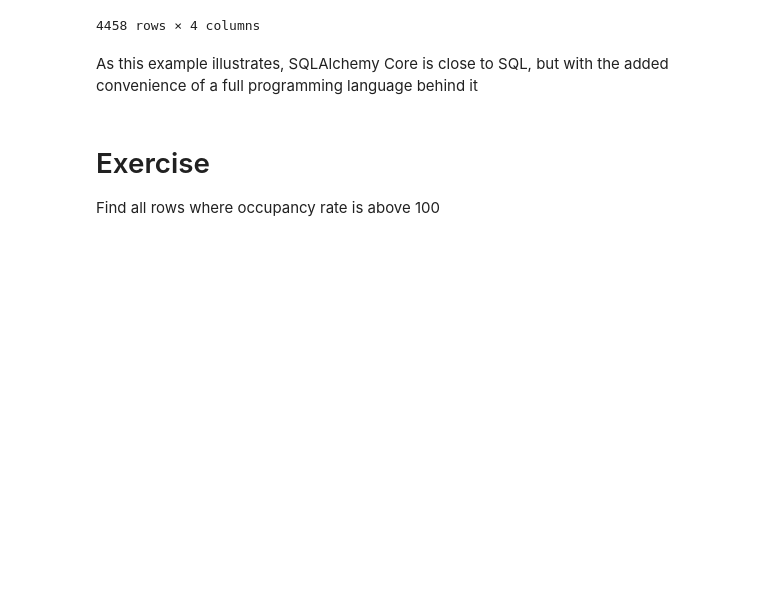
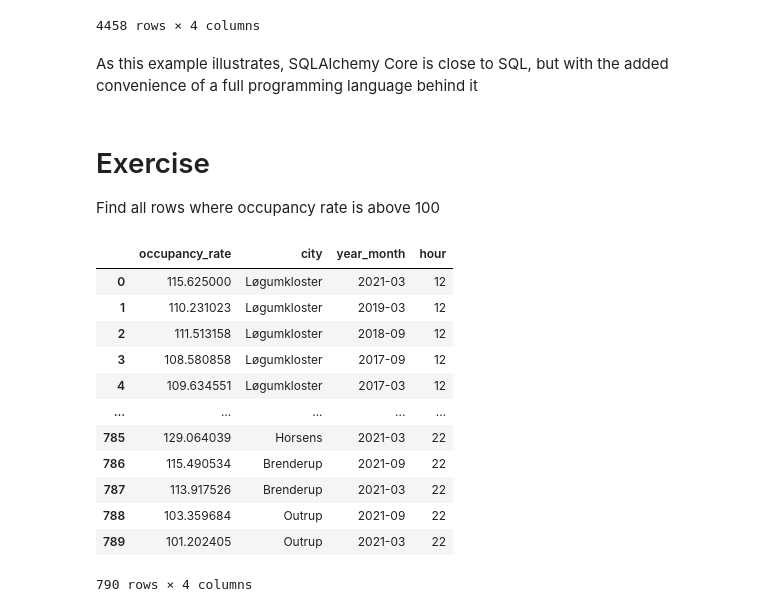
Before and after one commit to andersbogsnes/pydata-london-2022-sqlalchemy-tutorial, a Jupyter notebook: notebooks/2. SQLAlchemy Core.ipynb, the cells around one changed output. Cells and saved outputs as stored; diff of their text form; code cells hidden in the pictures; blank space fills up the shorter version.

```diff
--- a/notebooks/2. SQLAlchemy Core.ipynb
+++ b/notebooks/2. SQLAlchemy Core.ipynb
@@ -384,3 +412,24 @@ As this example illustrates, SQLAlchemy Core is close to SQL, but with the added
 # Exercise
 
 Find all rows where occupancy rate is above 100
+# %%
+above_100_sql = sql.where(occupancy_rate > 100)
+
+with engine.connect() as conn:
+    df = pd.read_sql(above_100_sql, conn)
+# %%
+df
+# %% [output]
+|  | occupancy_rate | city | year_month | hour |
+| 0 | 115.625000 | Løgumkloster | 2021-03 | 12 |
+| 1 | 110.231023 | Løgumkloster | 2019-03 | 12 |
+| 2 | 111.513158 | Løgumkloster | 2018-09 | 12 |
+| 3 | 108.580858 | Løgumkloster | 2017-09 | 12 |
+| 4 | 109.634551 | Løgumkloster | 2017-03 | 12 |
+| ... | ... | ... | ... | ... |
+| 785 | 129.064039 | Horsens | 2021-03 | 22 |
+| 786 | 115.490534 | Brenderup | 2021-09 | 22 |
+| 787 | 113.917526 | Brenderup | 2021-03 | 22 |
+| 788 | 103.359684 | Outrup | 2021-09 | 22 |
+| 789 | 101.202405 | Outrup | 2021-03 | 22 |
+790 rows × 4 columns
```
Also changed, not shown: parts of 25 cells of this notebook, 4 other files.
